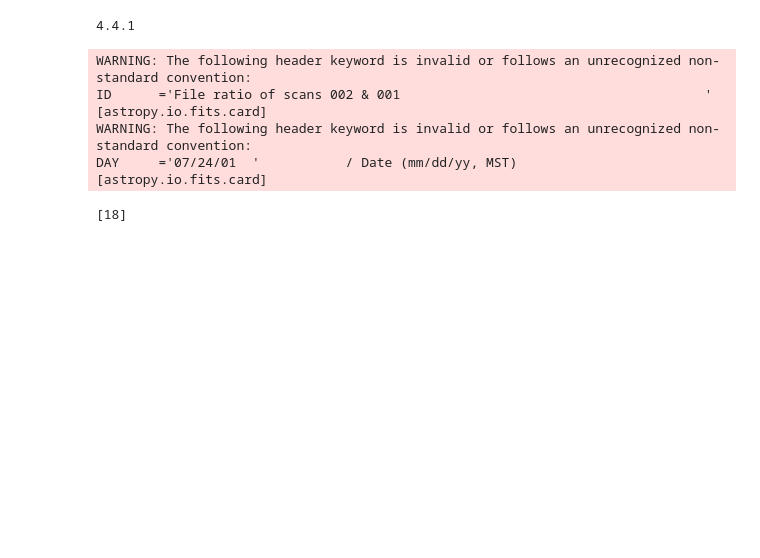
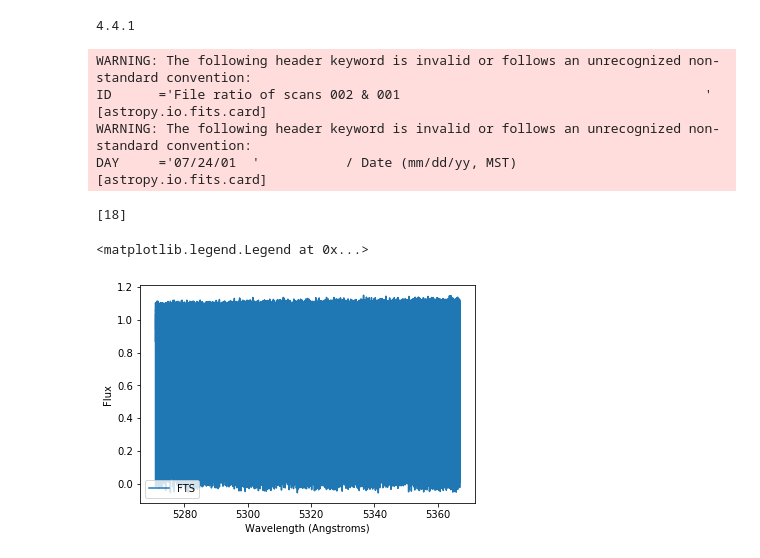
Before and after one commit to mzechmeister/viper, a Jupyter notebook: viper_jupyter.ipynb, the cells around one changed output. Drawn from its saved outputs; the diff is of its cells as text; code cells hidden in the pictures; blank space fills up the shorter version.

Commit message:
jup_plots

```diff
--- a/viper_jupyter.ipynb
+++ b/viper_jupyter.ipynb
@@ -201,3 +201,11 @@ lmax = min(w_tpl[-1], w_i[-1], w_I2[-1])
 # pre-look raw input
 s = slice(*np.searchsorted(w_I2, [lmin, lmax]))
 s_s = slice(*np.searchsorted(w_tpl, [lmin, lmax]))
+# %%
+plt.plot(w_I2[s], f_I2[s], label='FTS')
+plt.xlabel('Wavelength (Angstroms)')
+plt.ylabel("Flux")
+plt.legend()
+# %% [output]
+<matplotlib.legend.Legend at 0x...>
+[figure, added]
```
Also changed, not shown: parts of 3 cells of this notebook.
